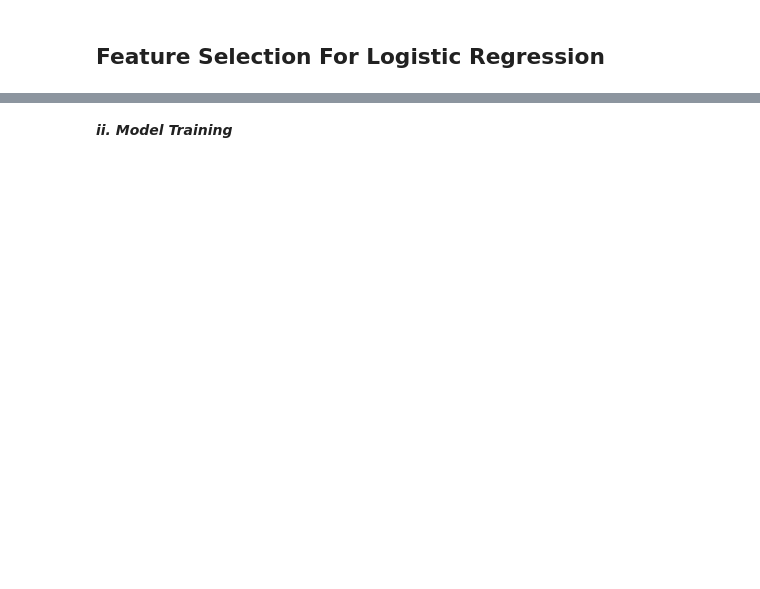
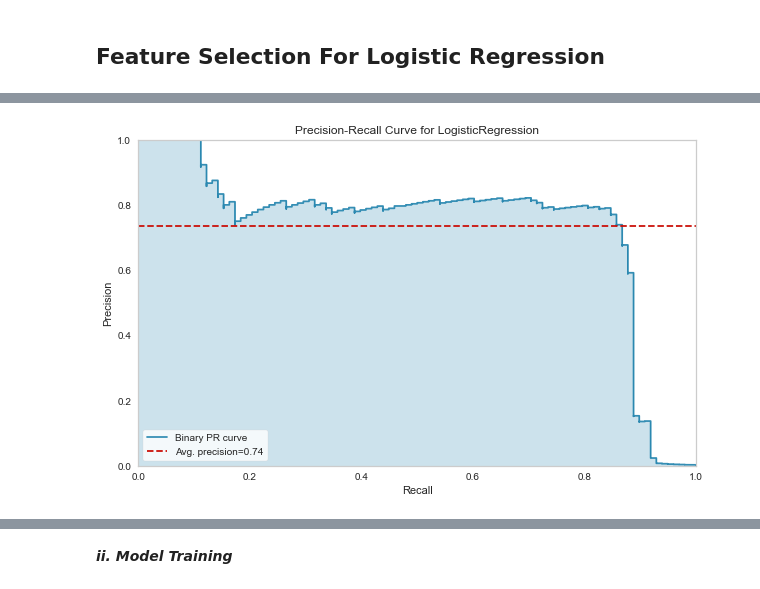
Before and after one commit to B-dogan/Credit-Card-Fraud-Detection-Project-, a Jupyter notebook: Fraud_Detection_Student_V3.ipynb, the cells around one changed output, grey strips where cells are left out. Saved outputs shown, nothing was run; the diff lists cells and outputs as text; code cells hidden in the pictures; blank space fills up the shorter version.

Commit message:
Fraud

```diff
--- a/Fraud_Detection_Student_V3.ipynb
+++ b/Fraud_Detection_Student_V3.ipynb
@@ -1176,0 +1045,8 @@ ValueError: X has 29 features, but RobustScaler is expecting 14 features as inpu
+# %%
+X2 = df_s[fraud]
+y = df_s['Class']
+# %%
+X2_train, X2_test, y2_train, y2_test = train_test_split(X2, y, test_size=0.2, stratify=y, random_state=42)
+# %%
+operations_shap = [("log_model", LogisticRegression(class_weight={1:10,0:1},max_iter=10000,
+                                                                          random_state=0,penalty = "l1",C = 0.1,solver="liblinear"))]
@@ -1176,0 +1083,8 @@ ValueError: X has 29 features, but RobustScaler is expecting 14 features as inpu
+# %%
+viz = PrecisionRecallCurve(log_pipe_model_shap)
+
+viz.fit(X2_train, y2_train)
+viz.score(X2_test, y2_test)
+viz.show();
+# %% [output]
+[figure, added]
```
Also changed, not shown: parts of 74 cells of this notebook.
